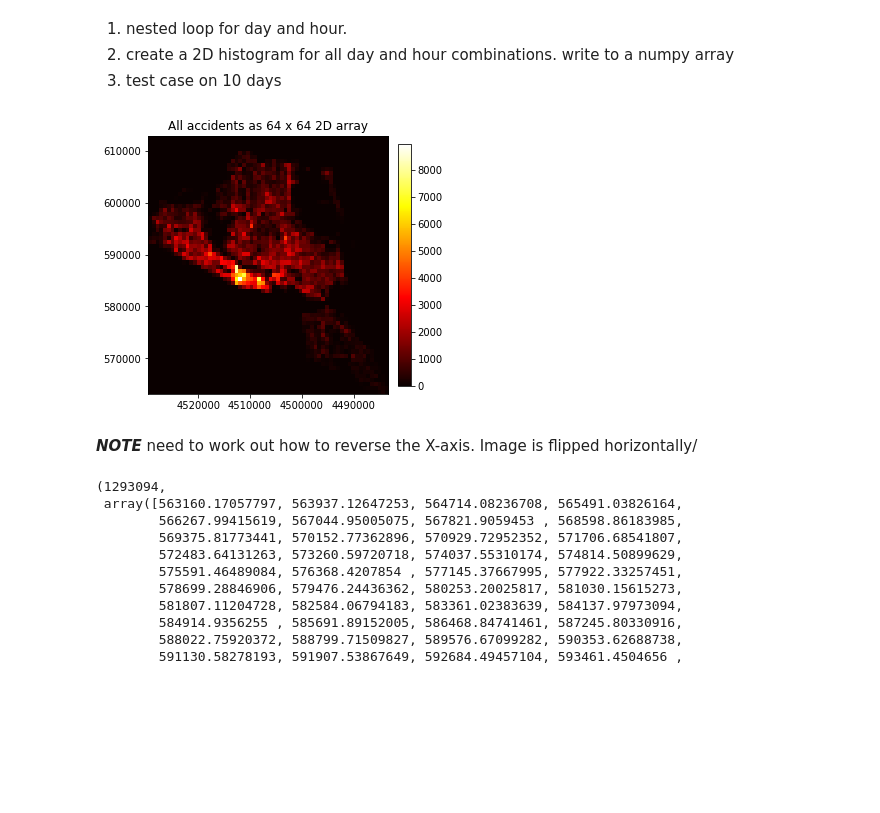
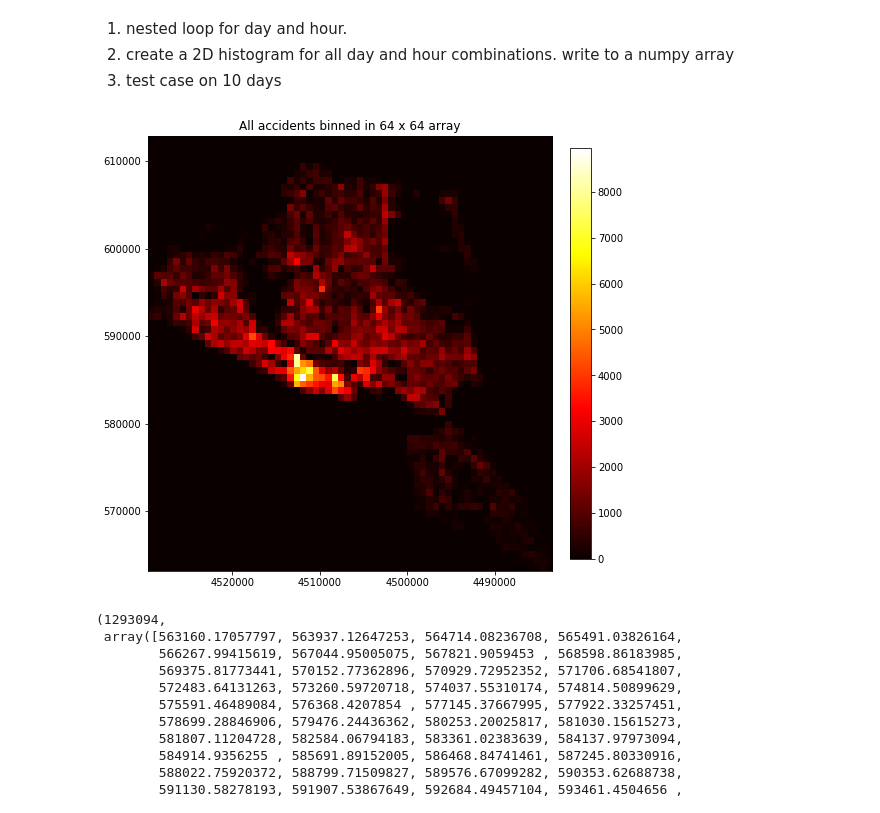
Before and after one commit to ghopping/Springboard_Capstone_2, a Jupyter notebook: convLSTM2D/GH_Capstone_2_convLSTM2D_model.ipynb, the cells around one changed output. Saved outputs shown, nothing was run; the diff lists cells and outputs as text; code cells hidden in the pictures; blank space fills up the shorter version.

```diff
--- a/convLSTM2D/GH_Capstone_2_convLSTM2D_model.ipynb
+++ b/convLSTM2D/GH_Capstone_2_convLSTM2D_model.ipynb
@@ -121,18 +113,17 @@ max date = Apr 16 2019
 # %%
 ###Testing
 #plot the histogram using np.imshow
 
-_ = plt.figure(figsize=(16, 16))
-ax = _.add_subplot(131, title='All accidents as 64 x 64 2D array')
+_ = plt.figure(figsize=(8, 8))
+#ax= _.add_subplot(131, title='All accidents as 64 x 64 2D array')
 _ = plt.imshow(test_hist, interpolation='nearest', cmap='hot', origin='low',
          extent=[xedges[0], xedges[-1], yedges[0], yedges[-1]])
 _ = plt.colorbar(fraction=0.046, pad=0.04)
-plt.gca().invert_xaxis()
+_ = plt.gca().invert_xaxis()
+_ = plt.title('All accidents binned in 64 x 64 array')
 plt.savefig('/content/drive/My Drive/Colab Notebooks/2D_array_all.png')
 # %% [output]
-[figure, old version]
+[figure, new version]
-# %% [markdown]
-***NOTE*** need to work out how to reverse the X-axis. Image is flipped horizontally/
 # %%
 #view the edges
 len(all_coords_df.x), yedges
```
Also changed, not shown: parts of 1 cell of this notebook, 1 other file.
